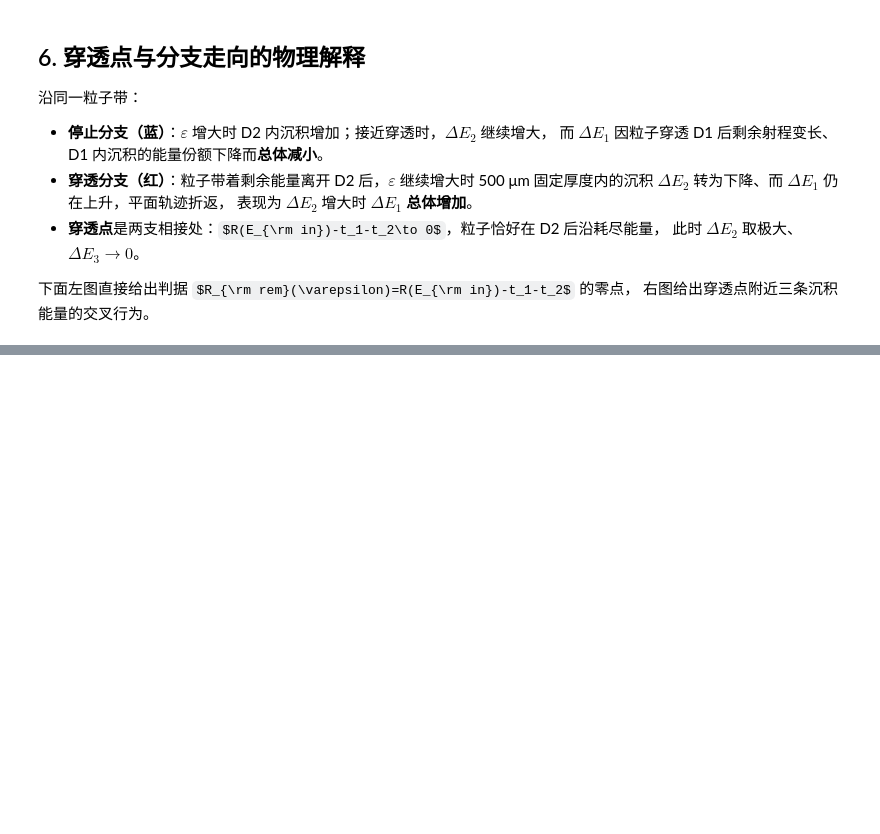
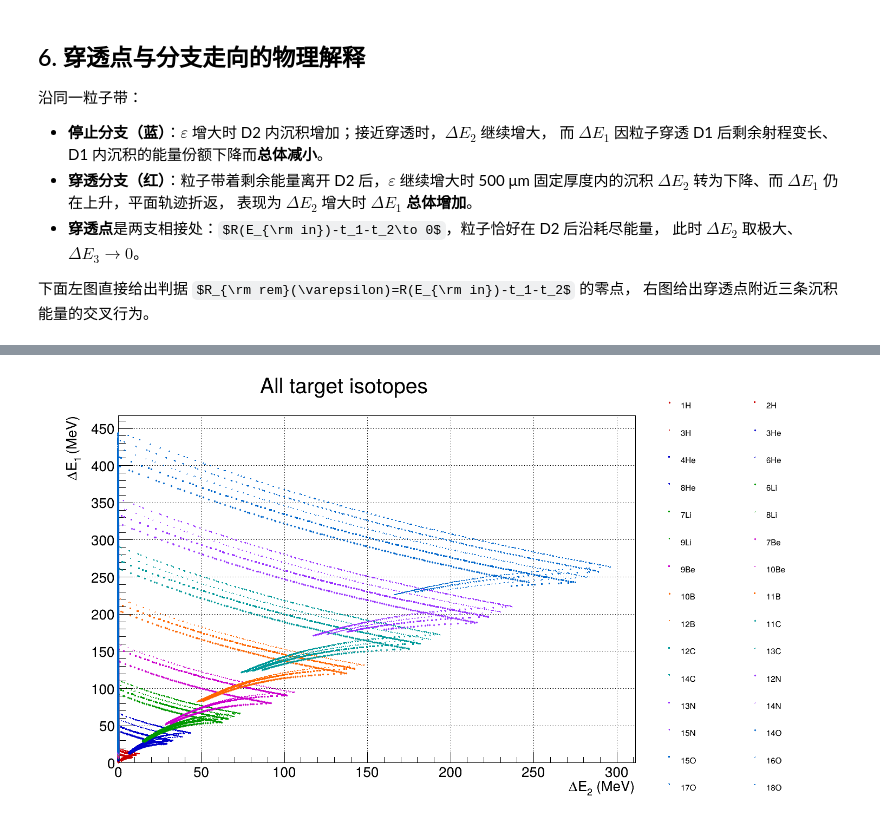
Before and after one commit to destroyer055/hep-data-analysis, a Jupyter notebook: Simulation of Isotopic Identification in a Three-layer Silicon Telescope/Simulation of Isotopic Identification in a Three-layer Silicon Telescope.ipynb, the cells around one changed output, grey strips where cells are left out. Cells and saved outputs as stored; diff of their text form; code cells hidden in the pictures; some formulas as TeX source; blank space fills up the shorter version.

Commit message:
add all target isotopes calculate

```diff
--- a/Simulation of Isotopic Identification in a Three-layer Silicon Telescope/Simulation of Isotopic Identification in a Three-layer Silicon Telescope.ipynb
+++ b/Simulation of Isotopic Identification in a Three-layer Silicon Telescope/Simulation of Isotopic Identification in a Three-layer Silicon Telescope.ipynb
@@ -1063,0 +1130,99 @@ print("[OK] Fig.6 已生成")
+# %%
+# ========== 全同位素 PID 图：Z=1...8（理想能量沉积）==========
+# 颜色表示元素 Z，点形表示该元素内按 A 升序排列的同位素；右侧图例逐个标注核素。
+_PID_Z_COLORS = {
+    1: ROOT.kRed + 1, 2: ROOT.kBlue + 1, 3: ROOT.kGreen + 2, 4: ROOT.kMagenta + 1,
+    5: ROOT.kOrange + 7, 6: ROOT.kCyan + 2, 7: ROOT.kViolet + 1, 8: ROOT.kAzure + 2,
+}
+_PID_MARKERS = (20, 21, 22, 23, 33, 34)
+_PID_A_BY_Z = {
+    z: sorted(item["A"] for item in TARGET_ISOTOPES if item["Z"] == z)
+    for z in sorted({item["Z"] for item in TARGET_ISOTOPES})
+}
+_PID_STYLE = {
+    (z, a): (_PID_Z_COLORS[z], _PID_MARKERS[i % len(_PID_MARKERS)])
+    for z, masses in _PID_A_BY_Z.items()
+    for i, a in enumerate(masses)
+}
+_PID_KEEP = []
+
+
+def draw_all_isotope_pid(simulations, x_key, y_key, x_title, y_title, tag, data_override=None):
+    """绘制全部核素的二维沉积图，右侧留出图例以辨认每条核素带。"""
+    x_arrays, y_arrays = [], []
+    for item in simulations:
+        values = item if data_override is None else data_override[(item["Z"], item["A"])]
+        x_arrays.append(np.asarray(values[x_key], dtype=float).ravel())
+        y_arrays.append(np.asarray(values[y_key], dtype=float).ravel())
+    xminimum = min(0.0, min(float(np.min(v)) for v in x_arrays if v.size))
+    yminimum = min(0.0, min(float(np.min(v)) for v in y_arrays if v.size))
+    xmax = max(1.0, 1.05 * max(float(np.max(v)) for v in x_arrays if v.size))
+    ymax = max(1.0, 1.05 * max(float(np.max(v)) for v in y_arrays if v.size))
+    if data_override is not None:
+        xminimum -= max(0.1, 0.03 * (xmax - xminimum))
+        yminimum -= max(0.1, 0.03 * (ymax - yminimum))
+
+    canvas = ROOT.TCanvas("c_all_%s" % tag, tag, 1500, 850)
+    plot_pad = ROOT.TPad("p_all_%s" % tag, "", 0.0, 0.0, 0.76, 1.0)
+    legend_pad = ROOT.TPad("p_legend_%s" % tag, "", 0.76, 0.0, 1.0, 1.0)
+    plot_pad.SetLeftMargin(0.13)
+    plot_pad.SetRightMargin(0.03)
+    plot_pad.SetBottomMargin(0.12)
+    plot_pad.SetGrid()
+    plot_pad.Draw()
+    legend_pad.Draw()
+    _PID_KEEP.extend([canvas, plot_pad, legend_pad])
+
+    plot_pad.cd()
+    frame = ROOT.TH2D(
+        "h_all_%s" % tag,
+        "All target isotopes; %s; %s" % (x_title, y_title),
+        520, xminimum, xmax, 520, yminimum, ymax,
+    )
+    frame.SetDirectory(0)
+    frame.SetStats(0)
+    frame.Draw()
+    _PID_KEEP.append(frame)
+
+    graphs = []
+    legend_pad.cd()
+    legend = ROOT.TLegend(0.02, 0.04, 0.98, 0.96)
+    legend.SetNColumns(2)
+    legend.SetTextSize(0.045)
+    legend.SetBorderSize(0)
+    legend.SetFillStyle(0)
+    for item, x, y in zip(simulations, x_arrays, y_arrays):
+        z, a = int(item["Z"]), int(item["A"])
+        color, marker = _PID_STYLE[(z, a)]
+        x = np.ascontiguousarray(x, dtype=np.float64)
+        y = np.ascontiguousarray(y, dtype=np.float64)
+        graph = ROOT.TGraph(len(x), x, y)
+        graph.SetMarkerColor(color)
+        graph.SetMarkerStyle(marker)
+        graph.SetMarkerSize(0.48)
+        graphs.append((item, graph))
+        _PID_KEEP.extend([x, y, graph])
+        legend.AddEntry(graph, item.get("name", "%d isotope A=%d" % (z, a)), "p")
+
+    plot_pad.cd()
+    for _item, graph in graphs:
+        graph.Draw("P SAME")
+    legend_pad.cd()
+    legend.Draw()
+    _PID_KEEP.append(legend)
+    show(canvas, tag)
+
+
+if len(ALL_ISOTOPE_SIM) != len(TARGET_ISOTOPES):
+    raise RuntimeError("全同位素仿真结果与目标核素清单长度不一致；请先运行 Z=1...8 扫描单元。")
+
+draw_all_isotope_pid(
+    ALL_ISOTOPE_SIM, "dE2", "dE1", "#DeltaE_{2} (MeV)", "#DeltaE_{1} (MeV)",
+    "Fig7_all_isotopes_dE1_dE2",
+)
+draw_all_isotope_pid(
+    ALL_ISOTOPE_SIM, "dE3", "dE2", "#DeltaE_{3} (MeV)", "#DeltaE_{2} (MeV)",
+    "Fig8_all_isotopes_dE2_dE3",
+)
+print("[OK] 已绘制 Z=1...8 全部 %d 种核素；颜色区分 Z，点形区分同元素内 A 的升序。" % len(ALL_ISOTOPE_SIM))
+# %% [output]
@@ -1063,0 +1230 @@ print("[OK] Fig.6 已生成")
+[figure, added]
```
Also changed, not shown: parts of 12 cells of this notebook, 3 other files.
